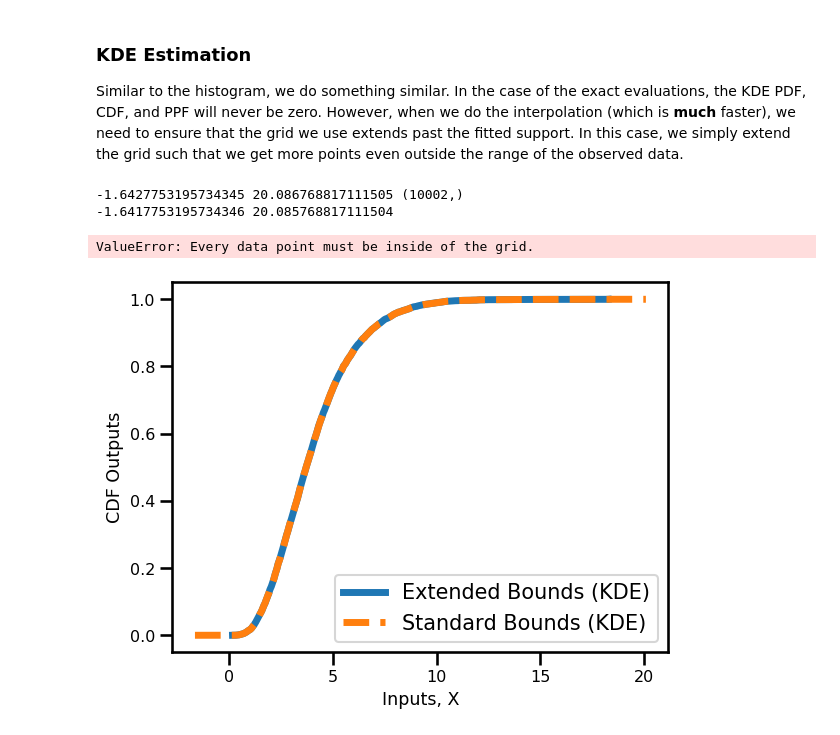
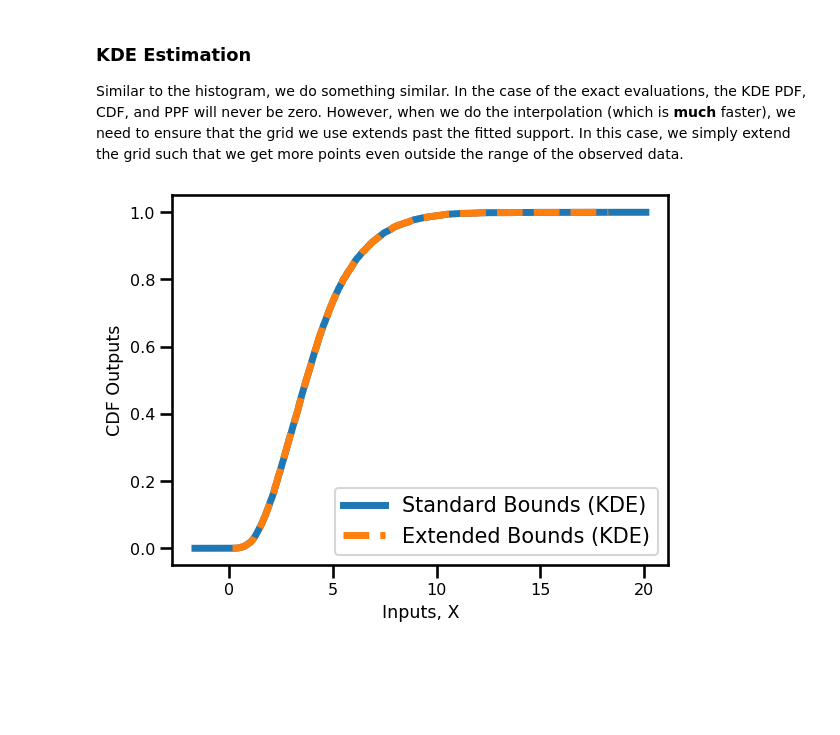
Before and after one commit to IPL-UV/rbig, a Jupyter notebook: notebooks/gotchas.ipynb, the cells around one changed output. Drawn from its saved outputs; the diff is of its cells as text; code cells hidden in the pictures; blank space fills up the shorter version.

```diff
--- a/notebooks/gotchas.ipynb
+++ b/notebooks/gotchas.ipynb
@@ -98,46 +98,41 @@ A more complex procedure would be to actually do two interpolations where we ess
 
 Similar to the histogram, we do something similar. In the case of the exact evaluations, the KDE PDF, CDF, and PPF will never be zero. However, when we do the interpolation (which is **much** faster), we need to ensure that the grid we use extends past the fitted support. In this case, we simply extend the grid such that we get more points even outside the range of the observed data.
 # %%
-# # No support extension
-# kde_clf = KDEUniformization(
-#     bw_method='scott',
-#     support_extension=0,
-#     method='epa',
-#     kernel='epa',
-# ).fit(X)
-# supports['kde'] = kde_clf.estimator_.hbins_
-# cdfs['kde'] = kde_clf.estimator_.hcdf_
+# No support extension
+kde_clf = KDEUniformization(
+    bw_method='scott',
+    support_extension=0,
+    method='fft',
+).fit(X)
+supports['kde'] = kde_clf.estimator_.hbins_
+cdfs['kde'] = kde_clf.estimator_.hcdf_
 
 # Extended support
 kde_clf = KDEUniformization(
     bw_method='scott',
     support_extension=10,
-    method='epa',
-    kernel='epa',
+    method='fft',
 ).fit(X)
 supports['kde_ext'] = kde_clf.estimator_.hbins_
 cdfs['kde_ext'] = kde_clf.estimator_.hcdf_
-# %% [output]
--1.6427753195734345 20.086768817111505 (10002,)
--1.6417753195734346 20.085768817111504
-ValueError: Every data point must be inside of the grid.
 # %%
 fig, ax = plt.subplots()
 ax.plot(
+    supports['kde_ext'], cdfs['kde_ext'],
+    label='Standard Bounds (KDE)', linestyle='-',
+    linewidth=5
+)
+ax.plot(
     supports['kde'], cdfs['kde'],
-    label='Extended Bounds (KDE)', linestyle='-',
+    label='Extended Bounds (KDE)', linestyle='--',
     linewidth=5,
     )
-ax.plot(
-    supports['kde_ext'], cdfs['kde_ext'],
-    label='Standard Bounds (KDE)', linestyle='--',
-    linewidth=5
-)
+
 
 ax.legend(fontsize=15)
 ax.set(
     xlabel='Inputs, X',
     ylabel='CDF Outputs')
 plt.show()
 # %% [output]
-[figure, old version]
+[figure, new version]
```
Also changed, not shown: 12 other files.
